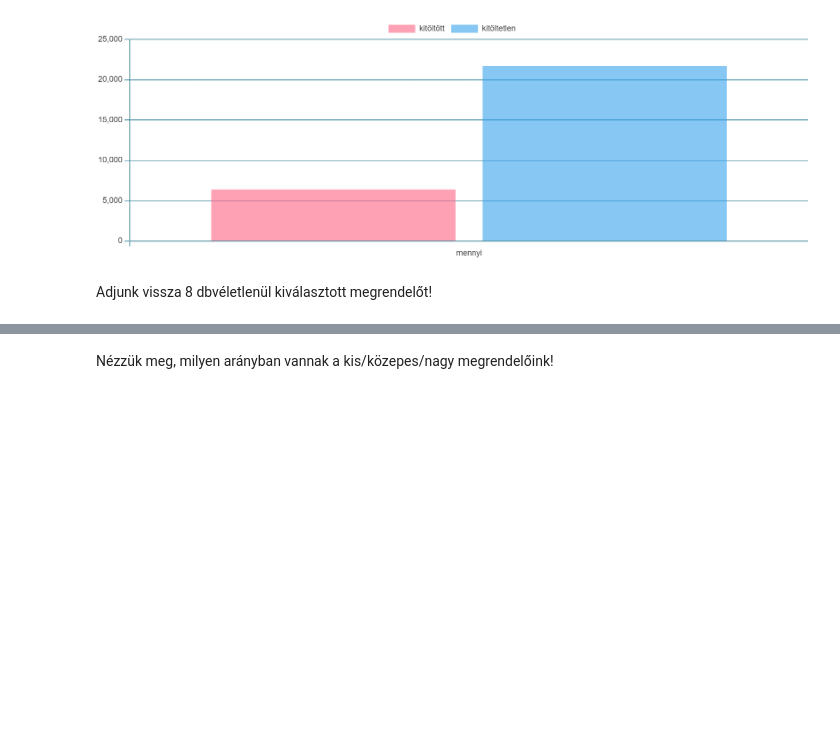
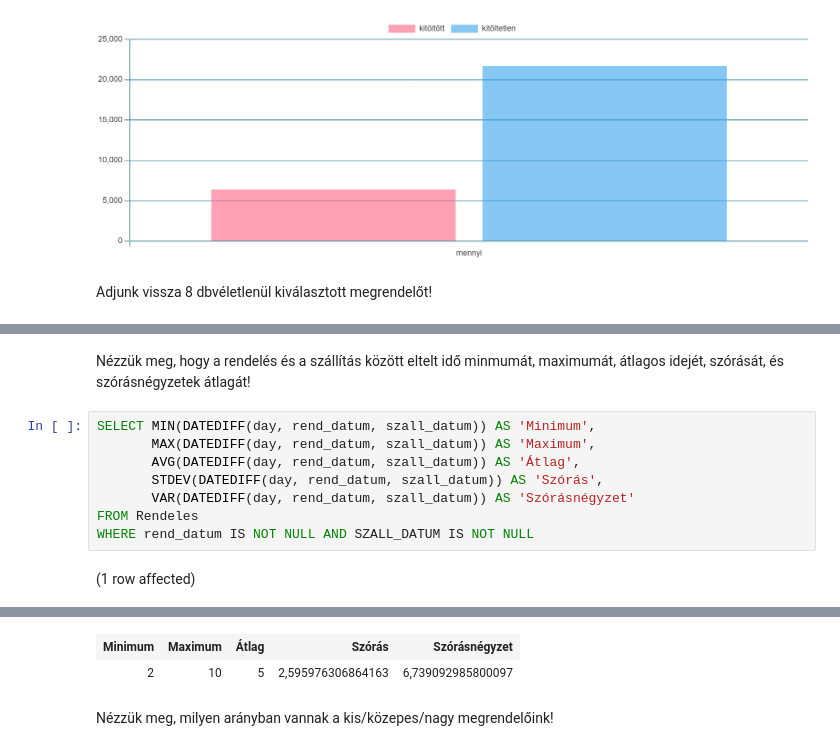
Before and after one commit to szosszi/adatbazis, a Jupyter notebook: hazi_feladat.ipynb, the cells around one changed output, grey strips where cells are left out. Cells and saved outputs as stored; diff of their text form; blank space fills up the shorter version.

```diff
--- a/hazi_feladat.ipynb
+++ b/hazi_feladat.ipynb
@@ -78,0 +102,12 @@ Total execution time: 00:00:00.032
+# %% [markdown]
+Nézzük meg, hogy a rendelés és a szállítás között eltelt idő minmumát, maximumát, átlagos idejét, szórását, és szórásnégyzetek átlagát!
+# %%
+SELECT MIN(DATEDIFF(day, rend_datum, szall_datum)) AS 'Minimum',
+       MAX(DATEDIFF(day, rend_datum, szall_datum)) AS 'Maximum',
+       AVG(DATEDIFF(day, rend_datum, szall_datum)) AS 'Átlag',
+       STDEV(DATEDIFF(day, rend_datum, szall_datum)) AS 'Szórás',
+       VAR(DATEDIFF(day, rend_datum, szall_datum)) AS 'Szórásnégyzet'
+FROM Rendeles
+WHERE rend_datum IS NOT NULL AND SZALL_DATUM IS NOT NULL
+# %% [output]
+(1 row affected)
@@ -79,3 +115,5 @@ Total execution time: 00:00:00.032
+| Minimum | Maximum | Átlag | Szórás | Szórásnégyzet |
+| 2 | 10 | 5 | 2,595976306864163 | 6,739092985800097 |
 # %% [markdown]
 Nézzük meg, milyen arányban vannak a kis/közepes/nagy megrendelőink!
 # %%
```
Also changed, not shown: parts of 23 cells of this notebook.
